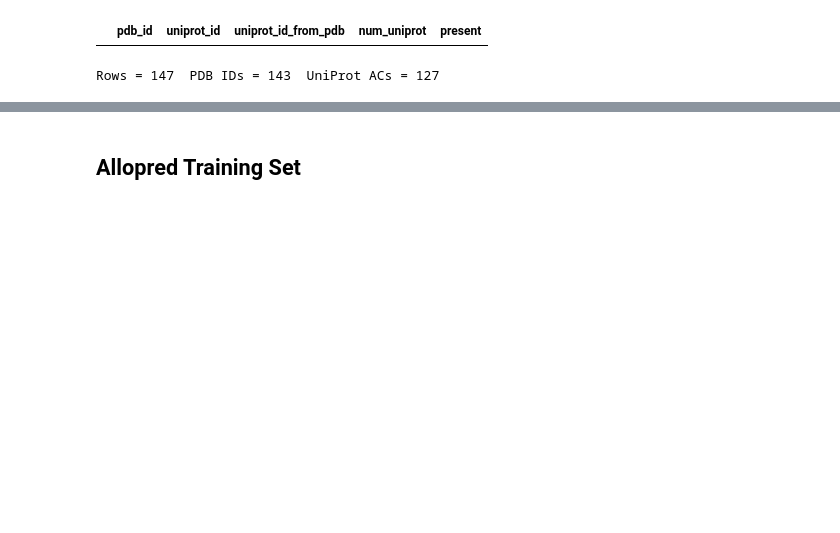
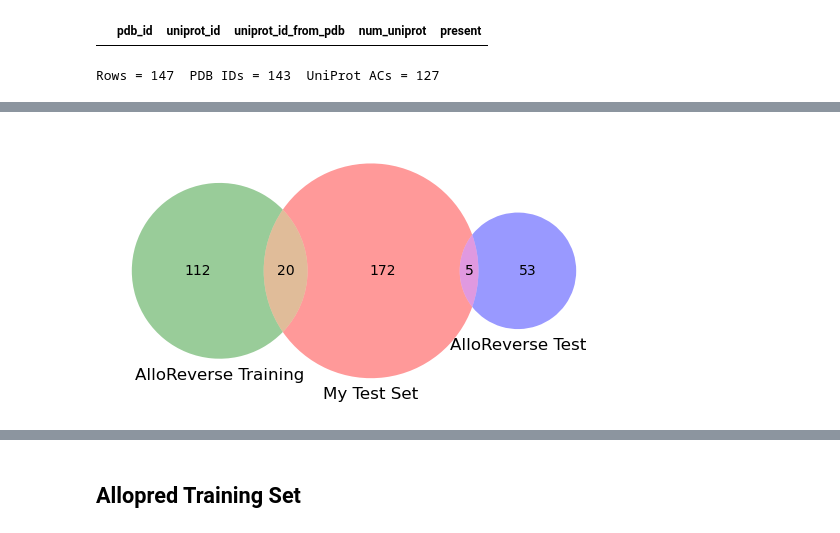
Before and after one commit to djmaity/allostery, a Jupyter notebook: notebooks/02_Compare_Training_Sets_of_Exisiting_Allosteric_Site_Prediction_Tools.ipynb, the cells around one changed output, grey strips where cells are left out. Saved outputs shown, nothing was run; the diff lists cells and outputs as text; code cells hidden in the pictures; blank space fills up the shorter version.

```diff
--- a/notebooks/02_Compare_Training_Sets_of_Exisiting_Allosteric_Site_Prediction_Tools.ipynb
+++ b/notebooks/02_Compare_Training_Sets_of_Exisiting_Allosteric_Site_Prediction_Tools.ipynb
@@ -245,0 +331,2 @@ Rows = 147  PDB IDs = 143  UniProt ACs = 127
+# %%
+df_alloreverse_training = uniprot_pdb_fix(df_alloreverse_training)
@@ -245,0 +350,7 @@ Rows = 147  PDB IDs = 143  UniProt ACs = 127
+# %%
+df_alloreverse_training.loc[df_alloreverse_training['pdb_id'] == '2PBK', 'uniprot_id'] = 'Q2HRB6'
+df_alloreverse_training.loc[df_alloreverse_training['pdb_id'] == '7DD5', 'uniprot_id'] = 'A0A8I3AZV5'
+
+display(df_alloreverse_training[df_alloreverse_training.isna().any(axis=1)])
+df_alloreverse_training.dropna(inplace=True)
+display(df_alloreverse_training[df_alloreverse_training.isna().any(axis=1)])
@@ -245,0 +362,2 @@ Rows = 147  PDB IDs = 143  UniProt ACs = 127
+# %%
+df_alloreverse_test = uniprot_pdb_fix(df_alloreverse_test)
@@ -245,0 +376,6 @@ Rows = 147  PDB IDs = 143  UniProt ACs = 127
+# %%
+df_test = pd.read_csv('../output/Test_Set.csv')
+# %%
+matplotlib_venn.venn3([set(df_test['allosteric_pdb']), set(df_alloreverse_training['pdb_id']), set(df_alloreverse_test['pdb_id'])], ['My Test Set', 'AlloReverse Training', 'AlloReverse Test']);
+# %% [output]
+[figure, added]
```
Also changed, not shown: parts of 31 cells of this notebook, 10 other files.
